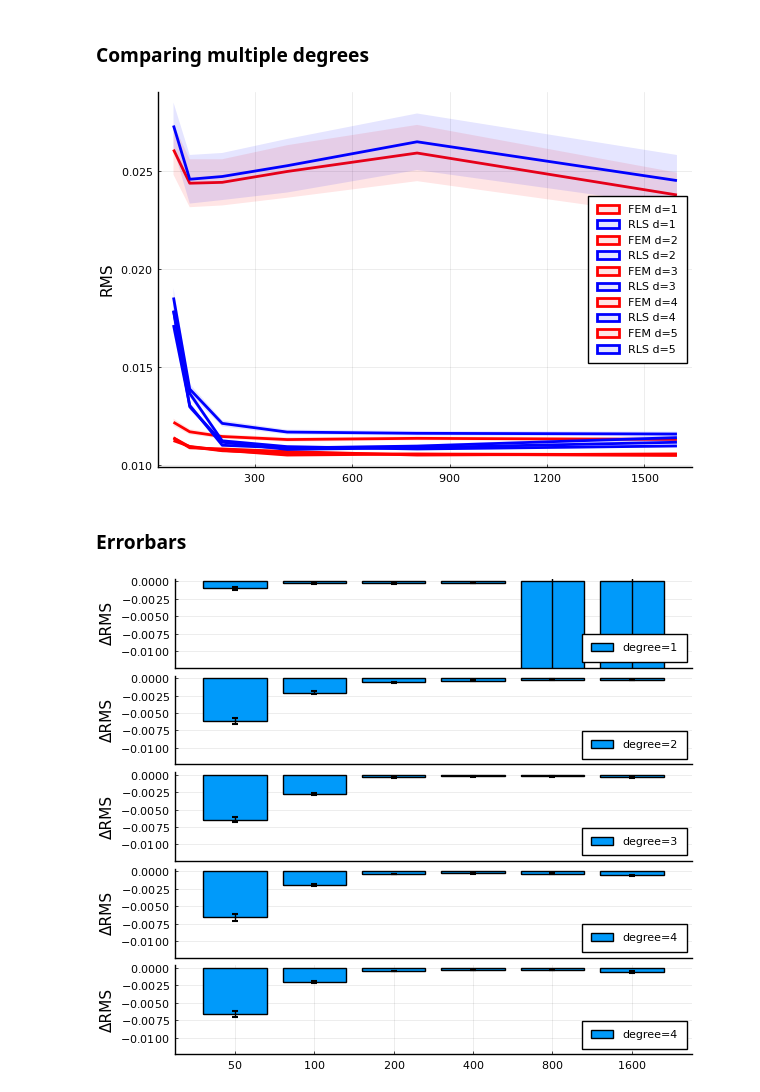
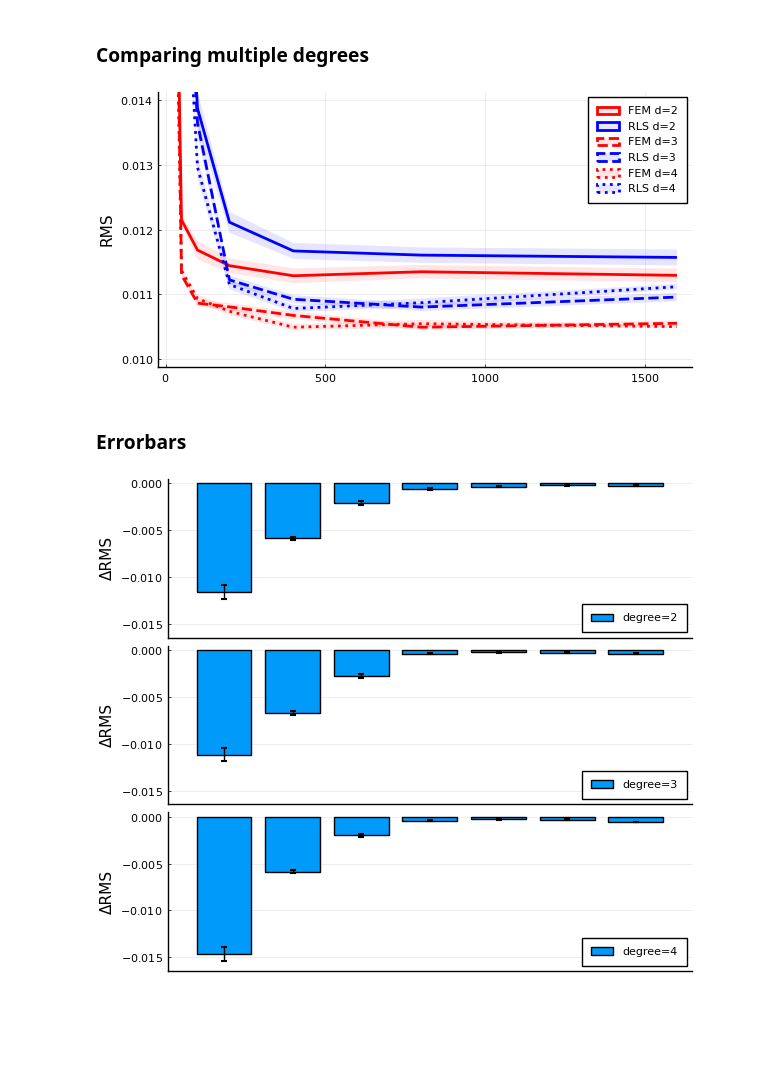
Before and after one commit to biaslab/nsi-silverbox, a Jupyter notebook: experiments-verification/collect-results.ipynb, the cells around one changed output. Saved outputs shown, nothing was run; the diff lists cells and outputs as text; code cells hidden in the pictures; blank space fills up the shorter version.

Commit message:
Minor update to results collecting script

```diff
--- a/experiments-verification/collect-results.ipynb
+++ b/experiments-verification/collect-results.ipynb
@@ -9,6 +9,7 @@ include("visualization.jl");
 # %%
 alpha = 0.1
 linewidth = 2;
+styles = [:solid, :dash, :dot, :dashdot];
 # %% [markdown]
 ## ARX
 # %%
@@ -149,21 +150,23 @@ for d in deg
     end
 end
 # %%
-alpha = 0.1
-
 p3 = plot()
-for deg in [1,2,3,4]
+for (ii,deg) in enumerate([2,3,4])
 
     plot!(NT, results[1,:,deg],
           ribbon=[results[2,:,deg] results[2,:,deg]],
           color="red",
           label="FEM d="*string(deg),
+          linestyle=styles[ii],
           fillalpha=alpha,
           linewidth=linewidth,
-          ylabel="RMS")
+          ylabel="RMS",
+          xscale=:log10,
+          ylims=[0.01, 0.013])
     plot!(NT, results[3,:,deg],
           ribbon=[results[4,:,deg] results[4,:,deg]],
           color="blue",
+          linestyle=styles[ii],
           fillalpha=alpha,
           linewidth=linewidth,
           label="RLS d="*string(deg))
@@ -254,10 +260,10 @@ savefig(p6, "figures/RMS-NARMAX.png")
 ### Comparing multiple degrees
 # %%
 # Signal lengths
-NT = [50, 100, 200, 400, 800, 1600]
+NT = [25, 50, 100, 200, 400, 800, 1600]
 NE = length(NT)
 
-deg = [1,2,3,4,5]
+deg = [2,3,4]
 ND = length(deg)
 
 results = zeros(4, NE, ND)
@@ -285,38 +291,45 @@ for (j,d) in enumerate(deg)
     end
 end
 # %%
-p7 = plot()
-for (j,d) in enumerate(deg)
+p7 = plot(size=(600,300), legend=:topright)
+for (ii,deg) in enumerate(deg)
 
-    plot!(NT, results[1,:,j],
-          ribbon=[results[2,:,j] results[2,:,j]],
+    plot!(NT, results[1,:,ii],
+          ribbon=[results[2,:,ii] results[2,:,ii]],
           color="red",
-          label="FEM d="*string(d),
+          label="FEM d="*string(deg),
+          linestyle=styles[ii],
+          fillalpha=alpha,
           linewidth=linewidth,
+          ylabel="RMS",
+#           xscale=:log10,
+          ylims=[0.01, 0.014])
+    plot!(NT, results[3,:,ii],
+          ribbon=[results[4,:,ii] results[4,:,ii]],
+          color="blue",
+          linestyle=styles[ii],
           fillalpha=alpha,
-          ylabel="RMS")
-    plot!(NT, results[3,:,j],
-          ribbon=[results[4,:,j] results[4,:,j]],
-          color="blue",
           linewidth=linewidth,
-          fillalpha=alpha,
-          label="RLS d="*string(d))
+          label="RLS d="*string(deg))
 end
 plot!()
 # %% [output]
-[figure, old version]
+[figure, new version]
 # %%
 savefig(p7, "figures/RMS-NARMAX_all-degrees.png")
 # %% [markdown]
 ### Errorbars
 # %%
-p8a = bar(diffs[1,:,1], yerr=diffs[2,:,1], ylabel="ΔRMS", label="degree=1", ylims=[-0.012, 0.], legend=:bottomright, xticks=:none)
-p8b = bar(diffs[1,:,2], yerr=diffs[2,:,2], ylabel="ΔRMS", label="degree=2", ylims=[-0.012, 0.], legend=:bottomright, xticks=:none)
-p8c = bar(diffs[1,:,3], yerr=diffs[2,:,3], ylabel="ΔRMS", label="degree=3", ylims=[-0.012, 0.], legend=:bottomright, xticks=:none)
-p8d = bar(diffs[1,:,4], yerr=diffs[2,:,4], ylabel="ΔRMS", label="degree=4", ylims=[-0.012, 0.], legend=:bottomright, xticks=:none)
-p8e = bar(diffs[1,:,4], yerr=diffs[2,:,4], ylabel="ΔRMS", label="degree=4", ylims=[-0.012, 0.], legend=:bottomright, xticks=(1:NE, NT))
-p8 = plot(p8a, p8b, p8c, p8d, p8e, layout=(5,1), size=(600,500))
+p8a = bar(diffs[1,:,1], yerr=diffs[2,:,1], ylabel="ΔRMS", label="degree="*string(deg[1]), ylims=[-0.016, 0.], legend=:bottomright, xticks=:none)
+p8b = bar(diffs[1,:,2], yerr=diffs[2,:,2], ylabel="ΔRMS", label="degree="*string(deg[2]), ylims=[-0.016, 0.], legend=:bottomright, xticks=:none)
+p8c = bar(diffs[1,:,3], yerr=diffs[2,:,3], ylabel="ΔRMS", label="degree="*string(deg[3]), ylims=[-0.016, 0.], legend=:bottomright, xticks=:none)
+# p8d = bar(diffs[1,:,4], yerr=diffs[2,:,4], ylabel="ΔRMS", label="degree=4", ylims=[-0.012, 0.], legend=:bottomright, xticks=:none)
+# p8e = bar(diffs[1,:,5], yerr=diffs[2,:,5], ylabel="ΔRMS", label="degree=5", ylims=[-0.012, 0.], legend=:bottomright, xticks=(1:NE, NT))
+
+p8 = plot(p8a, p8b, p8c, layout=(3,1), size=(600,500))
+# p8 = plot(p8b, p8c, p8d, p8e, layout=(4,1), size=(600,500))
+# p8 = plot(p8a, p8b, p8c, p8d, p8e, layout=(5,1), size=(600,500))
 # %% [output]
-[figure, old version]
+[figure, new version]
 # %%
 savefig(p8, "figures/errorbars_RMS-NARMAX_all-degrees.png")
```
Also changed, not shown: parts of 5 cells of this notebook.
